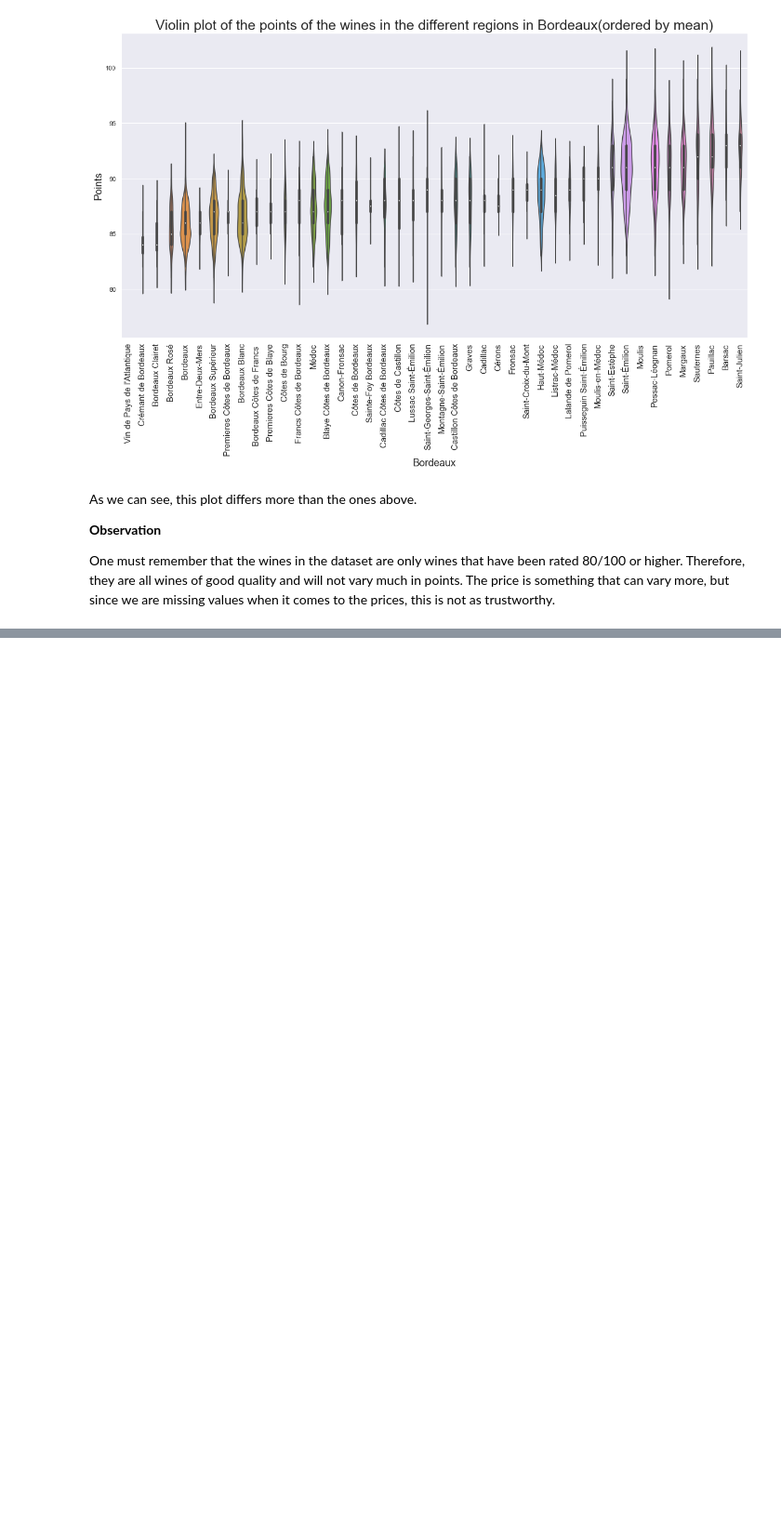
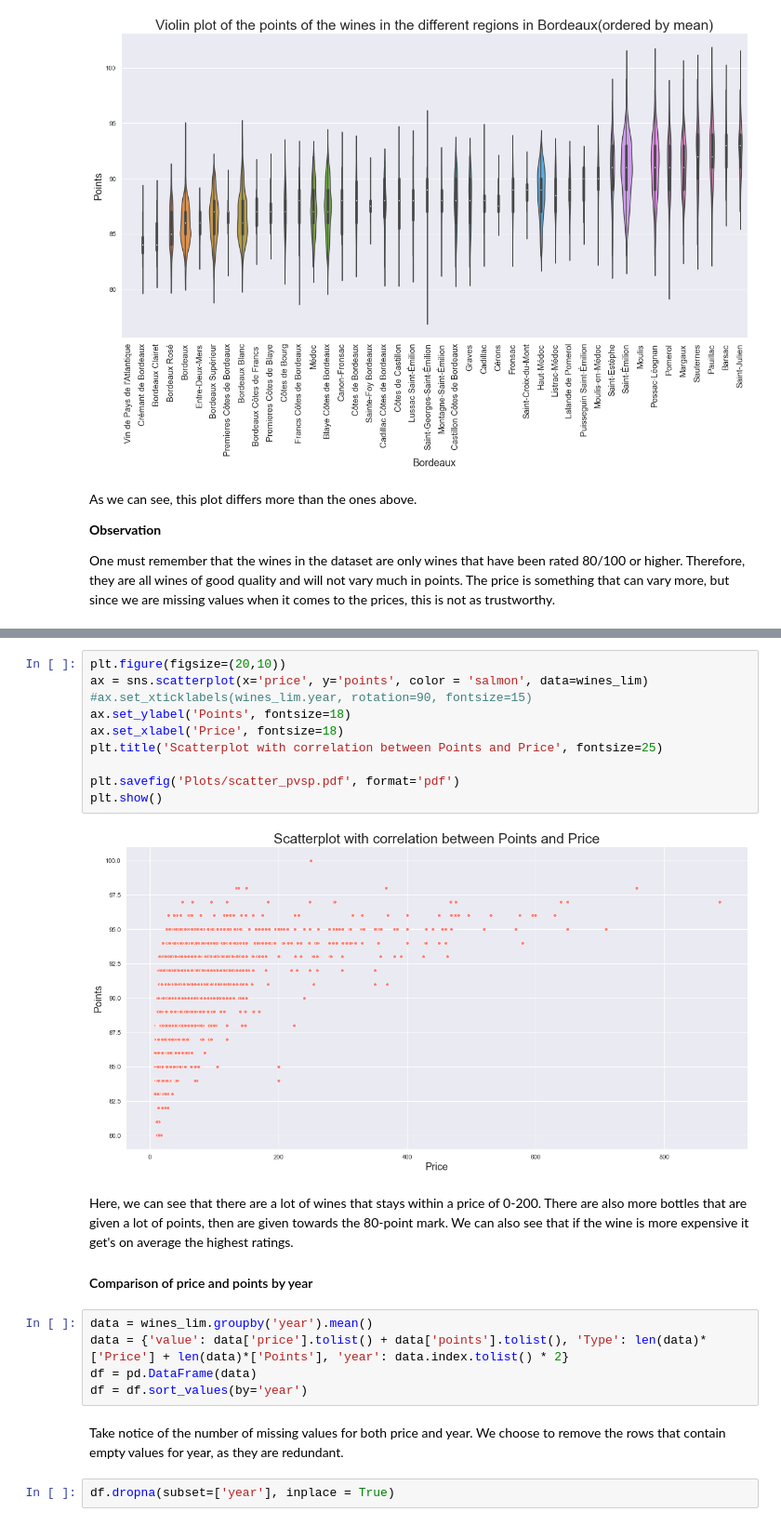
Before and after one commit to com-480-data-visualization/com-480-project-lesvizerables, a Jupyter notebook: Milestone1.ipynb, the cells around one changed output, grey strips where cells are left out. Shown at 93% size. Drawn from its saved outputs; the diff is of its cells as text; blank space fills up the shorter version.

Commit message:
added scatterplots of price vs. points and moved plots to folder

```diff
--- a/Milestone1.ipynb
+++ b/Milestone1.ipynb
@@ -442,0 +449,25 @@ One must remember that the wines in the dataset are only wines that have been ra
+# %%
+plt.figure(figsize=(20,10))
+ax = sns.scatterplot(x='price', y='points', color = 'salmon', data=wines_lim)
+#ax.set_xticklabels(wines_lim.year, rotation=90, fontsize=15)
+ax.set_ylabel('Points', fontsize=18)
+ax.set_xlabel('Price', fontsize=18)
+plt.title('Scatterplot with correlation between Points and Price', fontsize=25)
+
+plt.savefig('Plots/scatter_pvsp.pdf', format='pdf')
+plt.show()
+# %% [output]
+[figure, added]
+# %% [markdown]
+Here, we can see that there are a lot of wines that stays within a price of 0-200. There are also more bottles that are given a lot of points, then are given towards the 80-point mark. We can also see that if the wine is more expensive it get's on average the highest ratings.
+
+#### Comparison of price and points by year
+# %%
+data = wines_lim.groupby('year').mean()
+data = {'value': data['price'].tolist() + data['points'].tolist(), 'Type': len(data)*['Price'] + len(data)*['Points'], 'year': data.index.tolist() * 2}
+df = pd.DataFrame(data)
+df = df.sort_values(by='year')
+# %% [markdown]
+Take notice of the number of missing values for both price and year. We choose to remove the rows that contain empty values for year, as they are redundant.
+# %%
+df.dropna(subset=['year'], inplace = True)
```
Also changed, not shown: parts of 11 cells of this notebook, 13 other files.
